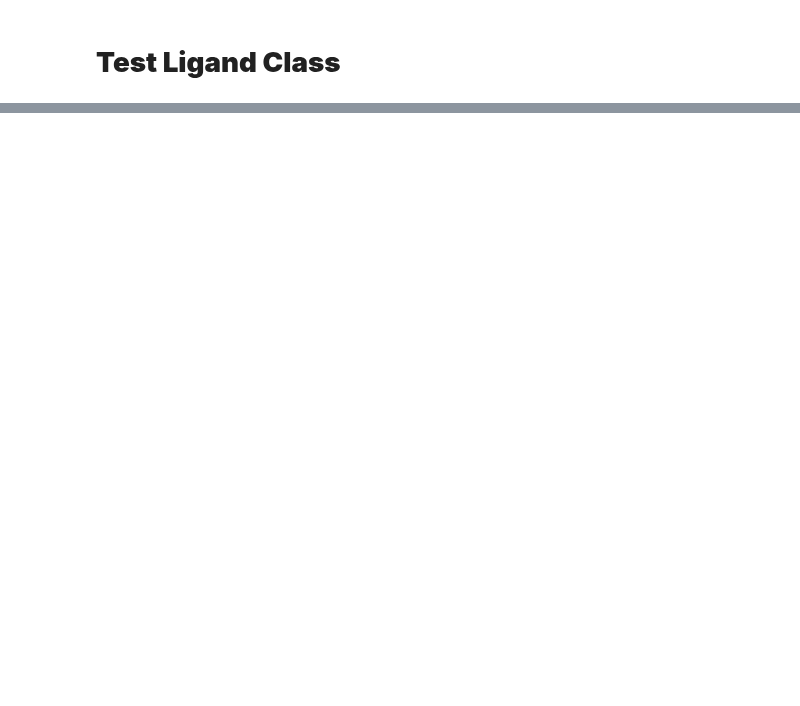
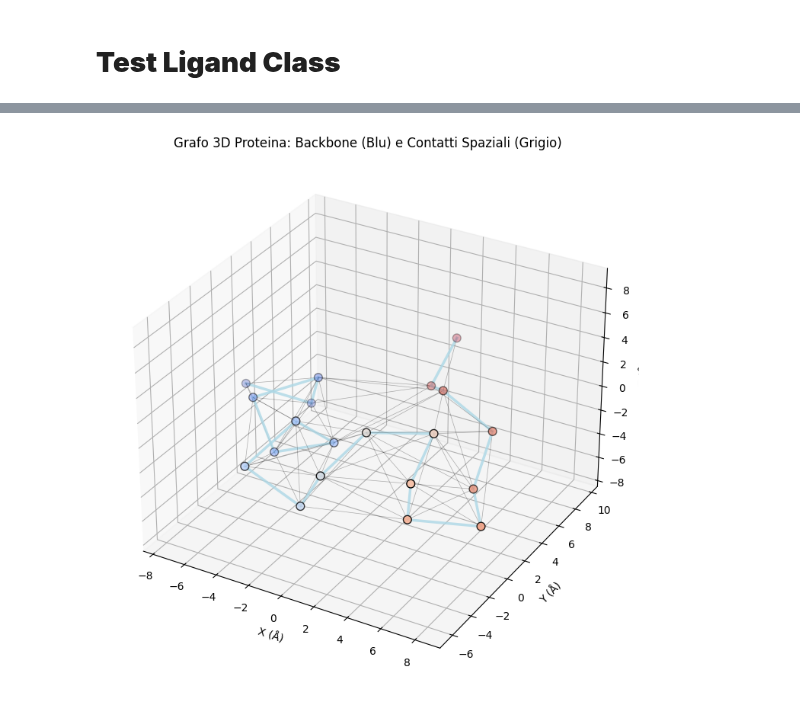
Before and after one commit to IsabelReguera/project_graph_ml, a Jupyter notebook: protein_overview.ipynb, the cells around one changed output, grey strips where cells are left out. Cells and saved outputs as stored; diff of their text form; code cells hidden in the pictures; blank space fills up the shorter version.

Commit message:
aggiunta prima versione estrazione features proteine

```diff
--- a/protein_overview.ipynb
+++ b/protein_overview.ipynb
@@ -41,4 +24,9 @@ pocket:
 # %%
-x, edge_index, edge_attr, pos = protein_pdb.get_pyg_graph()
-x.shape, edge_index.shape, edge_attr.shape, pos.shape
+protein= Protein.from_pdb_code("1L2Y")
+protein.visualize_protein_graph()
+x, edge_index, edge_attr, pos = protein.get_pyg_graph()
+
+print(f"x: {x.shape}, edge_index: {edge_index.shape}, edge_attr: {edge_attr.shape}, pos: {pos.shape}")
+
+print(edge_index)
 # %% [output]
@@ -68,0 +110,77 @@ tensor([[ 0.0000e+00,  0.0000e+00,  0.0000e+00,  0.0000e+00,  6.0700e+00,
+# %%
+import matplotlib.pyplot as plt
+import numpy as np
+
+print(pos)
+def plot_protein_graph_3d(pos, edge_index, edge_attr=None):
+    """
+    Visualizza il grafo della proteina in 3D usando Matplotlib.
+    pos: tensore [N, 3] delle coordinate
+    edge_index: tensore [2, E] degli indici dei legami
+    edge_attr: opzionale, tensore [E, 2] dove la seconda colonna è il flag peptide_bond
+    """
+    fig = plt.figure(figsize=(12, 9))
+    ax = fig.add_subplot(111, projection='3d')
+
+    # 1. DISEGNO DEI NODI
+    # Usiamo una sfumatura basata sulla posizione nella sequenza (indice del nodo)
+    colors = np.linspace(0, 1, pos.shape[0])
+    scatter = ax.scatter(pos[:, 0], pos[:, 1], pos[:, 2],
+                         c=colors, cmap='coolwarm', s=60, edgecolors='black', depthshade=True)
+
+    # 2. DISEGNO DEGLI ARCHI (Edges)
+    # Iteriamo su edge_index. Nota: edge_index è bidirezionale,
+    # ne prendiamo solo metà o usiamo un set per non disegnare due volte la stessa linea.
+    seen_edges = set()
+
+    # Trasponiamo per iterare sulle coppie [src, dst]
+    edges = edge_index.t().numpy()
+
+    for i, (src, dst) in enumerate(edges):
+        # Ordiniamo la coppia per evitare duplicati (u,v) == (v,u)
+        edge = tuple(sorted((src, dst)))
+        if edge in seen_edges:
+            continue
+        seen_edges.add(edge)
+
+        # Coordinate dei due punti
+        p1 = pos[src]
+        p2 = pos[dst]
+
+        # Definiamo stile e colore in base al tipo di legame (se disponibile)
+        color = 'black'
+        linewidth = 0.5
+        alpha = 0.3
+
+        if edge_attr is not None:
+            is_peptide = edge_attr[i, 1].item() # La colonna 1 è il flag peptide
+            if is_peptide == 1.0:
+                color = 'lightblue'
+                linewidth = 2.5
+                alpha = 0.8
+
+        ax.plot([p1[0], p2[0]], [p1[1], p2[1]], [p1[2], p2[2]],
+                color=color, linewidth=linewidth, alpha=alpha)
+
+    # Impostazioni grafiche
+    ax.set_title('Grafo 3D Proteina: Backbone (Blu) e Contatti Spaziali (Grigio)')
+    ax.set_xlabel('X (Å)')
+    ax.set_ylabel('Y (Å)')
+    ax.set_zlabel('Z (Å)')
+
+    # Per mantenere le proporzioni reali
+    max_range = np.array([pos[:,0].max()-pos[:,0].min(),
+                          pos[:,1].max()-pos[:,1].min(),
+                          pos[:,2].max()-pos[:,2].min()]).max() / 2.0
+    mid_x = (pos[:,0].max()+pos[:,0].min()) * 0.5
+    mid_y = (pos[:,1].max()+pos[:,1].min()) * 0.5
+    mid_z = (pos[:,2].max()+pos[:,2].min()) * 0.5
+    ax.set_xlim(mid_x - max_range, mid_x + max_range)
+    ax.set_ylim(mid_y - max_range, mid_y + max_range)
+    ax.set_zlim(mid_z - max_range, mid_z + max_range)
+
+    plt.show()
+
+# Esecuzione:
+plot_protein_graph_3d(pos, edge_index, edge_attr)
+# %% [output]
@@ -68,0 +207 @@ tensor([[ 0.0000e+00,  0.0000e+00,  0.0000e+00,  0.0000e+00,  6.0700e+00,
+[figure, added]
```
Also changed, not shown: parts of 6 cells of this notebook, 2 other files.
